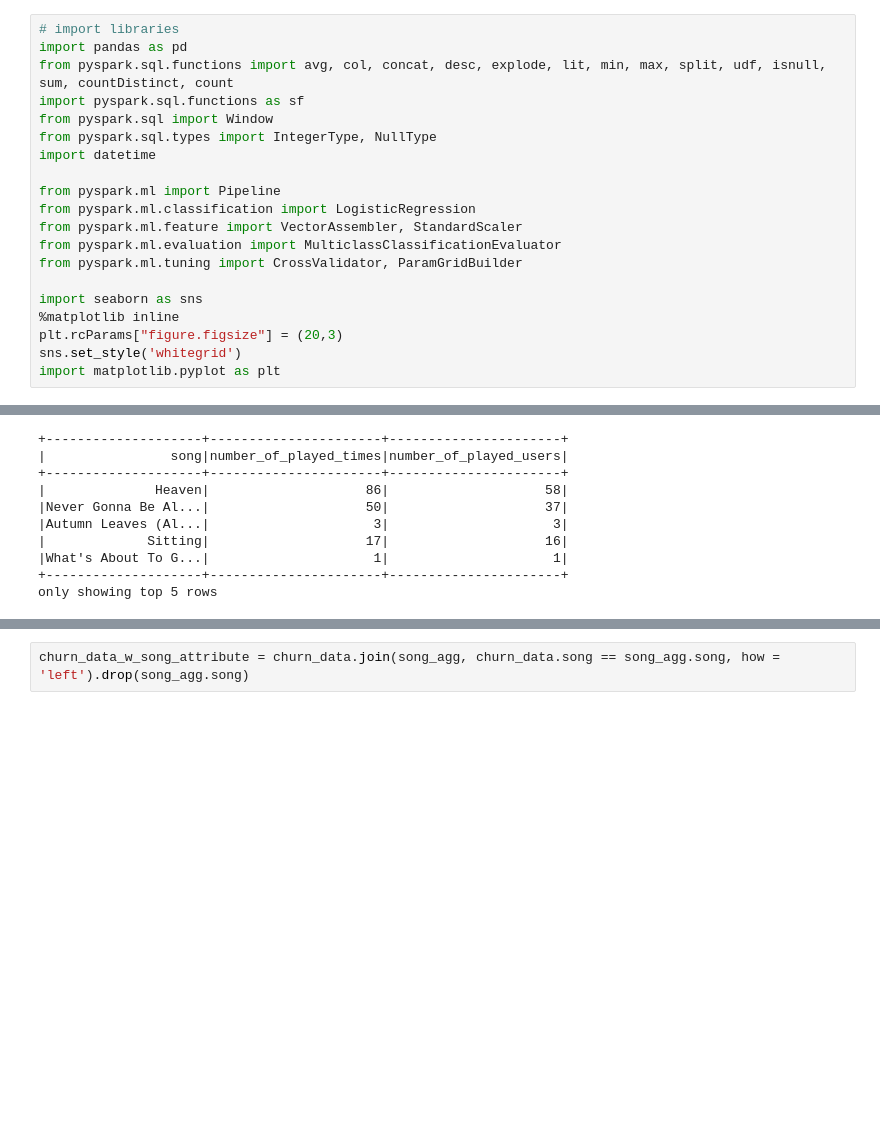
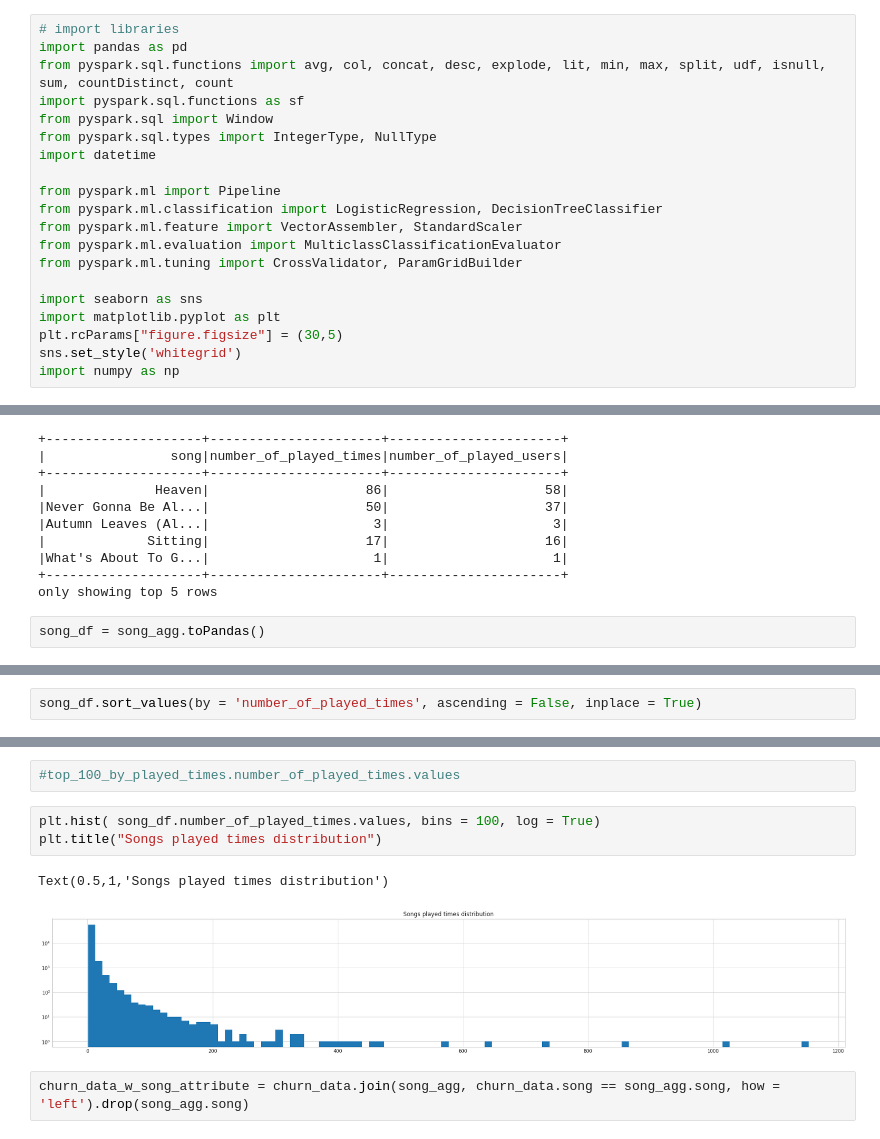
Before and after one commit to bing9/udacity_data_scientist_track_capstone_project, a Jupyter notebook: Sparkify.ipynb, the cells around one changed output, grey strips where cells are left out. Saved outputs shown, nothing was run; the diff lists cells and outputs as text; blank space fills up the shorter version.

```diff
--- a/Sparkify.ipynb
+++ b/Sparkify.ipynb
@@ -13,16 +13,16 @@ from pyspark.sql.types import IntegerType, NullType
 import datetime
 
 from pyspark.ml import Pipeline
-from pyspark.ml.classification import LogisticRegression
+from pyspark.ml.classification import LogisticRegression, DecisionTreeClassifier
 from pyspark.ml.feature import VectorAssembler, StandardScaler
 from pyspark.ml.evaluation import MulticlassClassificationEvaluator
 from pyspark.ml.tuning import CrossValidator, ParamGridBuilder
 
 import seaborn as sns
-%matplotlib inline
-plt.rcParams["figure.figsize"] = (20,3)
+import matplotlib.pyplot as plt
+plt.rcParams["figure.figsize"] = (30,5)
 sns.set_style('whitegrid')
-import matplotlib.pyplot as plt
+import numpy as np
 # %%
 # create a Spark session
 from pyspark.sql import SparkSession
@@ -235,3 +235,5 @@ song_agg.show(5)
 |What's About To G...|                     1|                     1|
 +--------------------+----------------------+----------------------+
 only showing top 5 rows
+# %%
+song_df = song_agg.toPandas()
@@ -237,0 +256,2 @@ only showing top 5 rows
+# %%
+song_df.sort_values(by = 'number_of_played_times', ascending = False, inplace = True)
@@ -238,3 +269,11 @@ only showing top 5 rows
+# %%
+#top_100_by_played_times.number_of_played_times.values
+# %%
+plt.hist( song_df.number_of_played_times.values, bins = 100, log = True)
+plt.title("Songs played times distribution")
+# %% [output]
+Text(0.5,1,'Songs played times distribution')
+[figure, added]
 # %%
 churn_data_w_song_attribute = churn_data.join(song_agg, churn_data.song == song_agg.song, how = 'left').drop(song_agg.song)
 # %%
```
Also changed, not shown: parts of 26 cells of this notebook, 4 other files.
